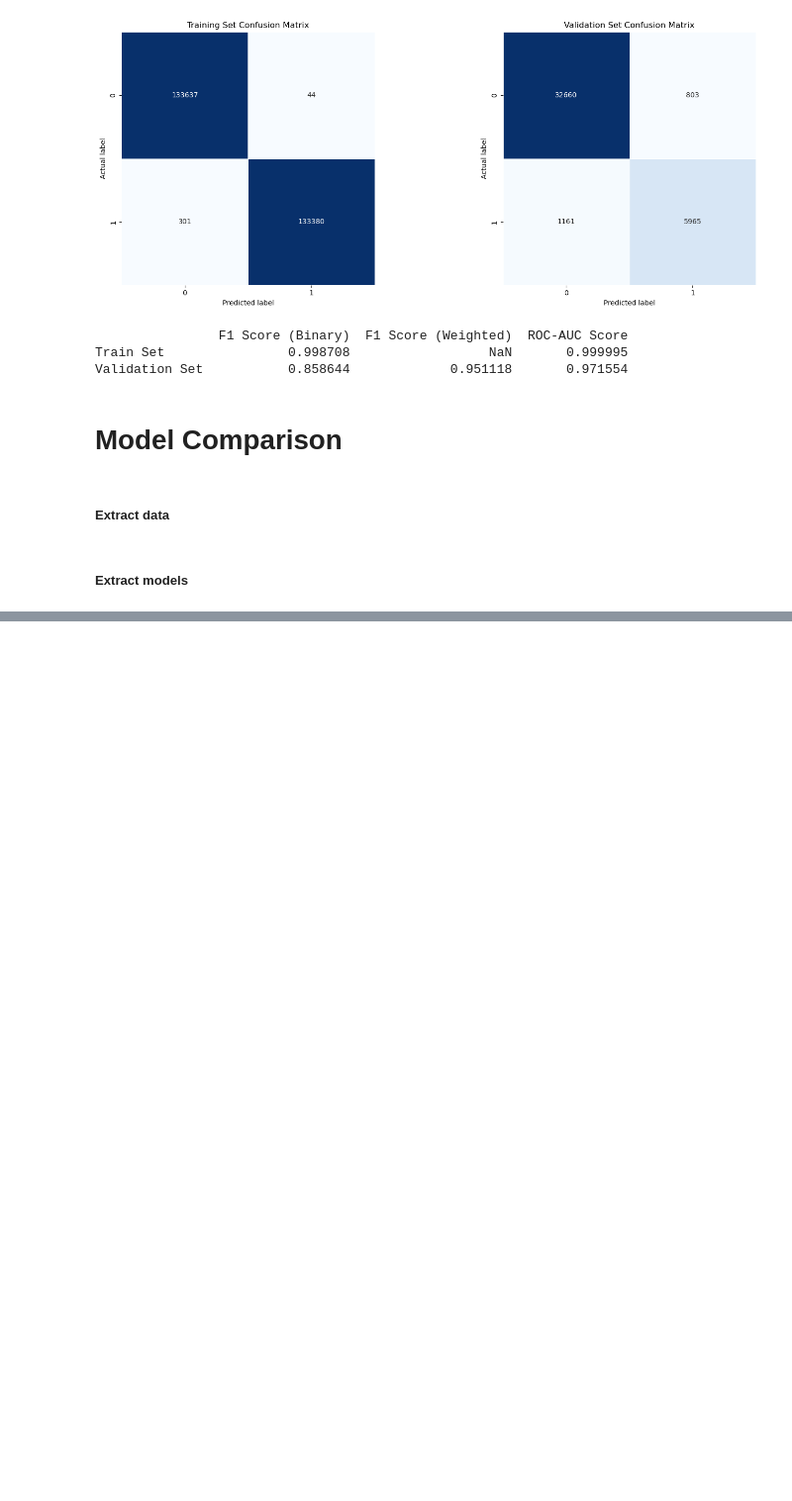
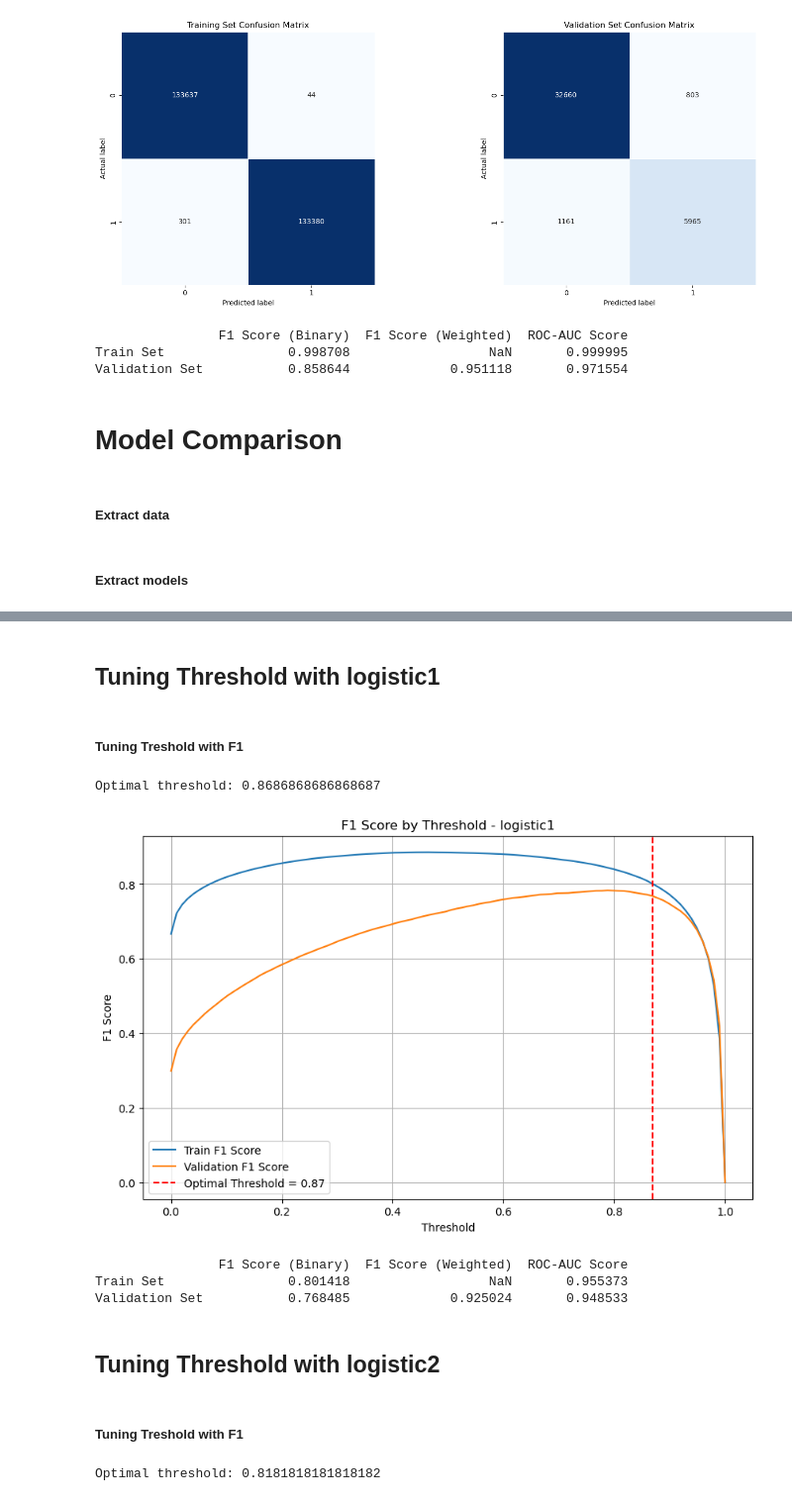
Before and after one commit to kaito274/COSC2753---Assignment1, a Jupyter notebook: main.ipynb, the cells around one changed output, grey strips where cells are left out. Shown at 99% size. Cells and saved outputs as stored; diff of their text form; code cells hidden in the pictures; blank space fills up the shorter version.

Commit message:
Tuning thresholds

```diff
--- a/main.ipynb
+++ b/main.ipynb
@@ -1851,0 +1251,26 @@ ValueError: X has 13 features, but LogisticRegression is expecting 105 features
+# %% [markdown]
+## Tuning Threshold with logistic1
+# %%
+# Extract model
+logistic1 = load('./models/grid_logreg1.joblib')
+# %%
+# Predict probabilities of logsitic1
+train_probs_logreg1 = logistic1.predict_proba(train_X)[:, 1] # Probabilities
+val_probs_logreg1 = logistic1.predict_proba(val_X)[:, 1] # Probabilities
+# %% [markdown]
+##### Tuning Treshold with F1
+# %%
+train_f1_scores, val_f1_scores, optimal_threshold = threshold_tuning_with_f1(train_probs_logreg1, val_probs_logreg1, train_Y, val_Y)
+optimal_threshold_list.append((logistic1, optimal_threshold, 'logistic1'))
+# %% [output]
+Optimal threshold: 0.8686868686868687
+# %%
+import matplotlib.pyplot as plt
+label_train = 'Train F1 Score'
+label_val = 'Validation F1 Score'
+title = 'F1 Score by Threshold - logistic1'
+y_label = 'F1 Score'
+
+plot_tuning_with_optimal_threshold(label_train, label_val, title, y_label, train_f1_scores, val_f1_scores, optimal_threshold)
+# %% [output]
+[figure, added]
@@ -1851,0 +1281,8 @@ ValueError: X has 13 features, but LogisticRegression is expecting 105 features
+# %%
+get_performance(train_Y, train_tune_pred_logreg1, train_probs_logreg1, val_Y, val_tune_pred_logreg1, val_probs_logreg1)
+# %% [output]
+                F1 Score (Binary)  F1 Score (Weighted)  ROC-AUC Score
+Train Set                0.801418                  NaN       0.955373
+Validation Set           0.768485             0.925024       0.948533
+# %% [markdown]
+## Tuning Threshold with logistic2
@@ -1851,0 +1306,7 @@ ValueError: X has 13 features, but LogisticRegression is expecting 105 features
+# %% [markdown]
+##### Tuning Treshold with F1
+# %%
+train_f1_scores, val_f1_scores, optimal_threshold = threshold_tuning_with_f1(train_probs_logreg2, val_probs_logreg2, train_Y, val_Y)
+optimal_threshold_list.append((logistic2, optimal_threshold, 'logistic2'))
+# %% [output]
+Optimal threshold: 0.8181818181818182
```
Also changed, not shown: parts of 148 cells of this notebook, 3 other files.
